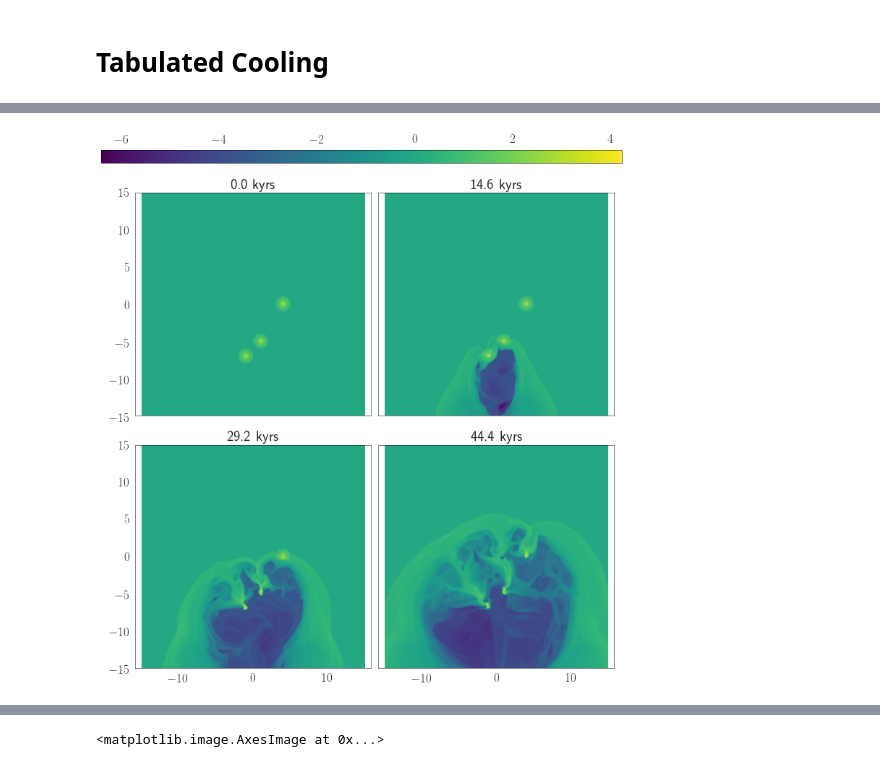
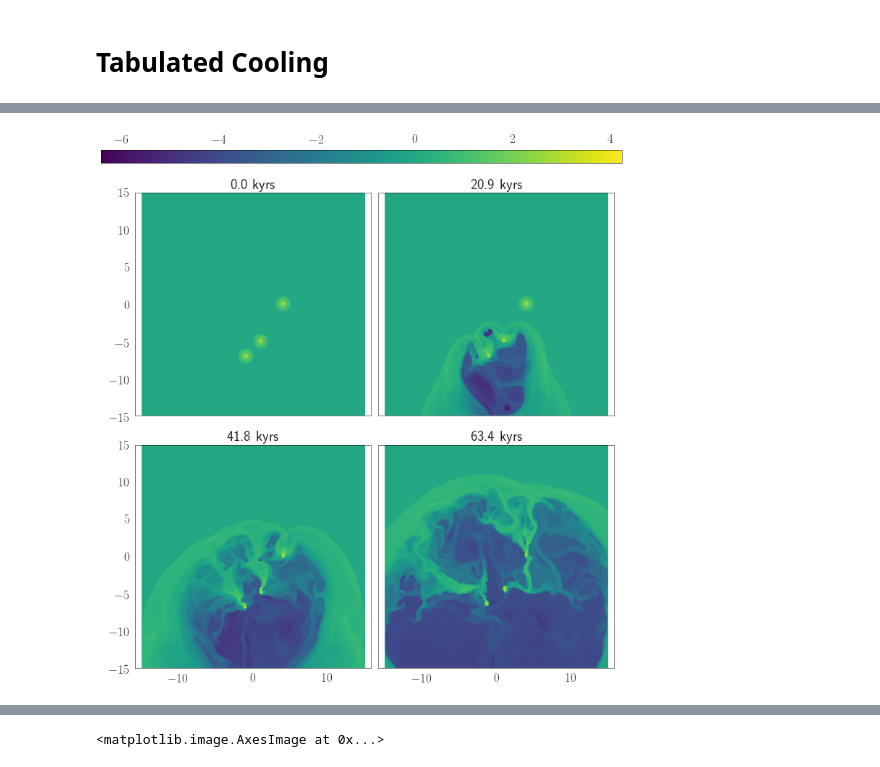
Before and after one commit to Mixpap/MasterThesis, a Jupyter notebook: Notebooks/Data (Jet-Cloud interaction).ipynb, the cells around one changed output, grey strips where cells are left out. Cells and saved outputs as stored; diff of their text form; code cells hidden in the pictures.

```diff
--- a/Notebooks/Data (Jet-Cloud interaction).ipynb
+++ b/Notebooks/Data (Jet-Cloud interaction).ipynb
@@ -155,4 +138,4 @@ f.quadruple(tJC,np.sqrt(tJC['Vx']**2+tJC['Vy']**2),tdk='kyrs',tlim=70)
 # %%
-f.quadruple(tJC,np.log10(tJC['RHO']),tdk='kyrs',tlim=70)
+f.quadruple(tJC,np.log10(tJC['RHO']),tdk='kyrs',tlim=100)
 # %% [output]
-[figure, old version]
+[figure, new version]
```
Also changed, not shown: parts of 29 cells of this notebook, 29 other files.
